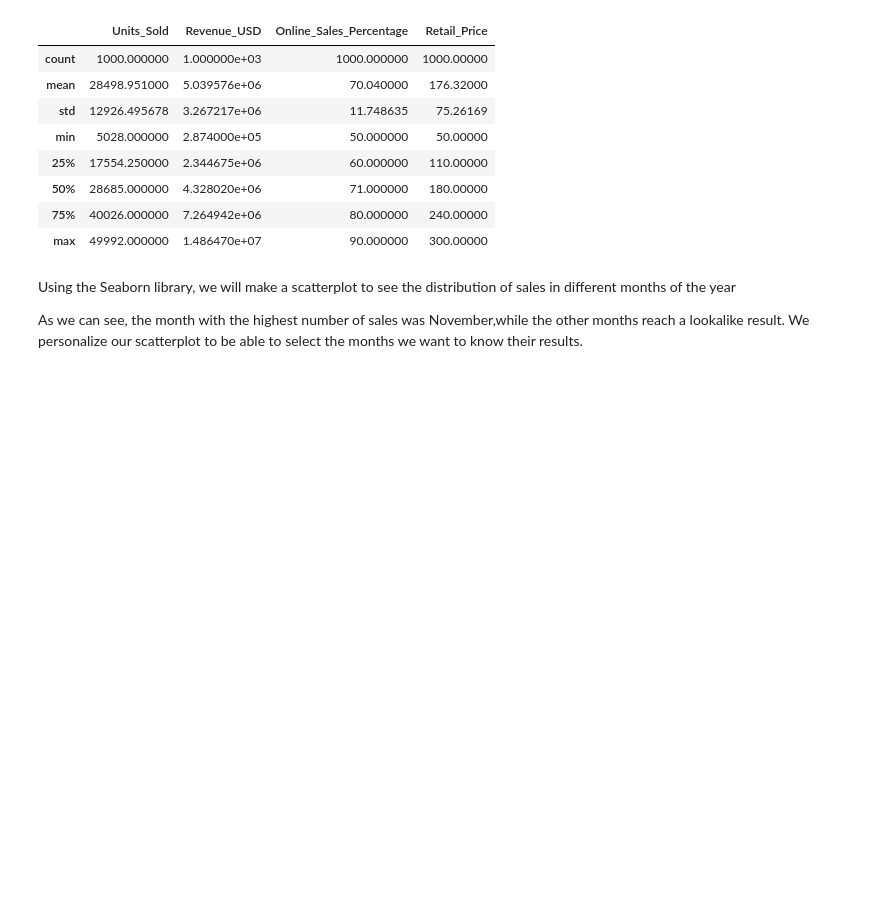
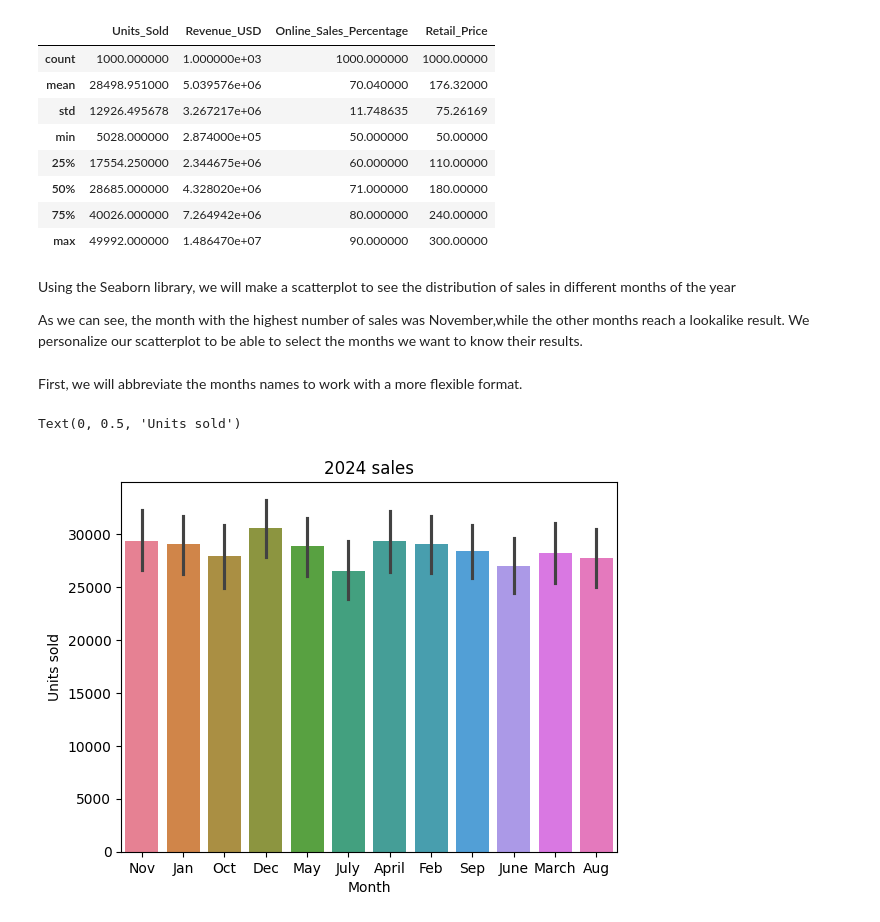
Before and after one commit to gas2345678/data_analysis-portfolio, a Jupyter notebook: Python/data_analysis_visualizations/nike_sales_2024.ipynb, the cells around one changed output. Cells and saved outputs as stored; diff of their text form; code cells hidden in the pictures; blank space fills up the shorter version.

Commit message:
new plot in nike file

```diff
--- a/Python/data_analysis_visualizations/nike_sales_2024.ipynb
+++ b/Python/data_analysis_visualizations/nike_sales_2024.ipynb
@@ -40,3 +41,14 @@ Using the Seaborn library, we will make a scatterplot to see the distribution of
 
 As we can see, the month with the highest number of sales was November,while the other months reach a lookalike result.
 We personalize our scatterplot to be able to select the months we want to know their results.
+# %% [markdown]
+First, we will abbreviate the months names to work with a more flexible format.
+# %%
+df = df.replace({"November":"Nov","January":"Jan","October":"Oct","December":"Dec","May":"May","September":"Sep","August":"Aug","February":"Feb"})
+# %%
+bar_sales = sb.barplot(data=df,x="Month",y="Units_Sold",hue="Month",fill=True)
+bar_sales.set_title("2024 sales")
+bar_sales.set_ylabel("Units sold")
+# %% [output]
+Text(0, 0.5, 'Units sold')
+[figure, added]
```
Also changed, not shown: parts of 5 cells of this notebook.
